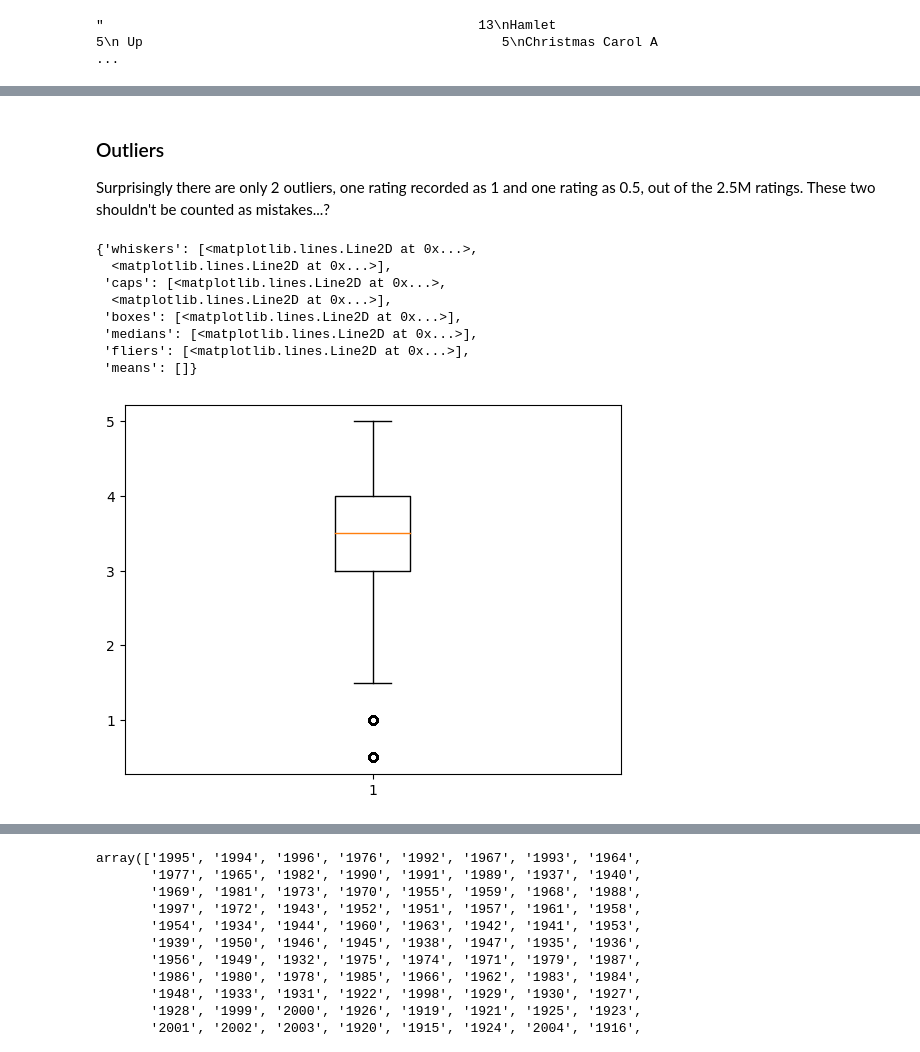
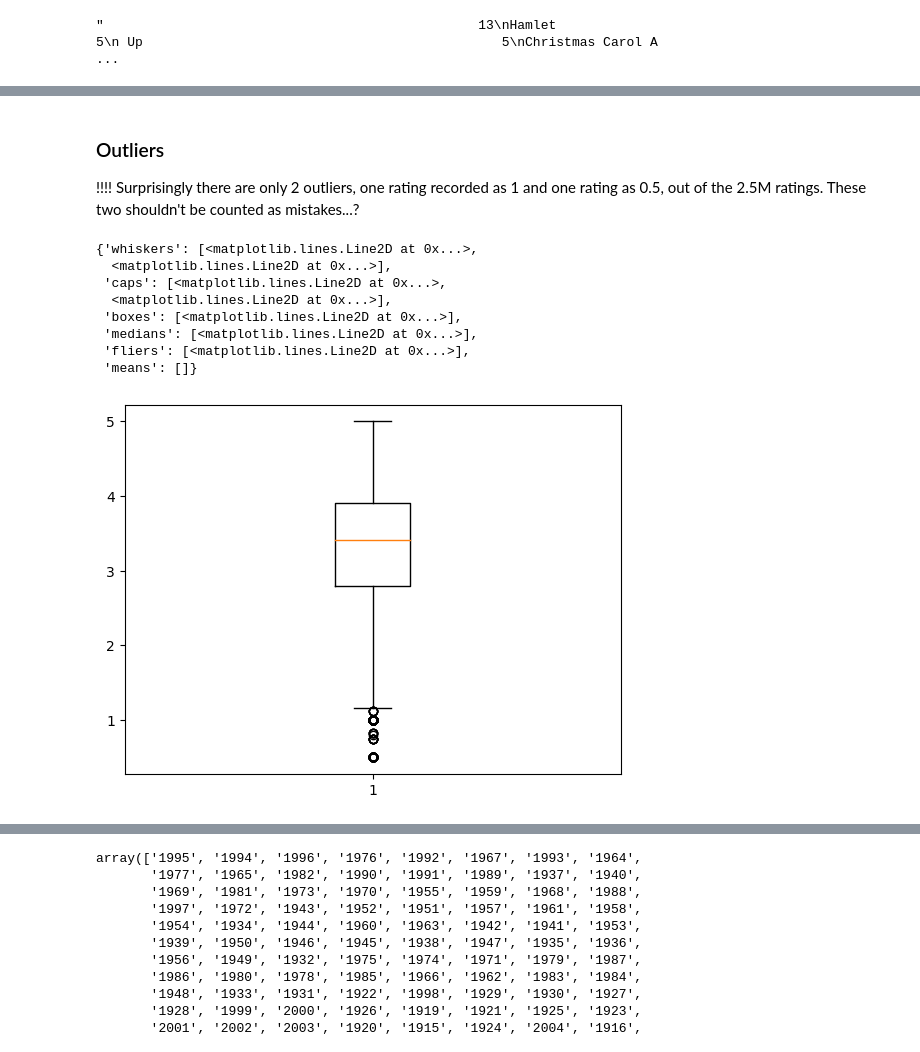
Before and after one commit to lauraah10/MachineLearning_Projects, a Jupyter notebook: Lab3_Clustering.ipynb, the cells around one changed output, grey strips where cells are left out. Cells and saved outputs as stored; diff of their text form; code cells hidden in the pictures.

Commit message:
Updates by Shikha

```diff
--- a/Lab3_Clustering.ipynb
+++ b/Lab3_Clustering.ipynb
@@ -271,19 +294,21 @@ updated[updated["Title"]=="Dawn of the Dead "]
 #     print(i)
 # %% [markdown]
 ### Outliers
-Surprisingly there are only 2 outliers, one rating recorded as 1 and one rating as 0.5, out of the 2.5M ratings. These two shouldn't be counted as mistakes...?
+!!!! Surprisingly there are only 2 outliers, one rating recorded as 1 and one rating as 0.5, out of the 2.5M ratings. These two shouldn't be counted as mistakes...?
 # %%
-plt.boxplot(df_merge1['rating'])
+#Commented and updated by shikha
+#plt.boxplot(df_merge1['rating'])
+plt.boxplot(updated['RatingMean'])
 # %% [output]
 {'whiskers': [<matplotlib.lines.Line2D at 0x...>,
   <matplotlib.lines.Line2D at 0x...>],
  'caps': [<matplotlib.lines.Line2D at 0x...>,
   <matplotlib.lines.Line2D at 0x...>],
  'boxes': [<matplotlib.lines.Line2D at 0x...>],
  'medians': [<matplotlib.lines.Line2D at 0x...>],
  'fliers': [<matplotlib.lines.Line2D at 0x...>],
  'means': []}
-[figure, old version]
+[figure, new version]
 # %%
 #View of the grouped list
 updated
```
Also changed, not shown: parts of 17 cells of this notebook.
